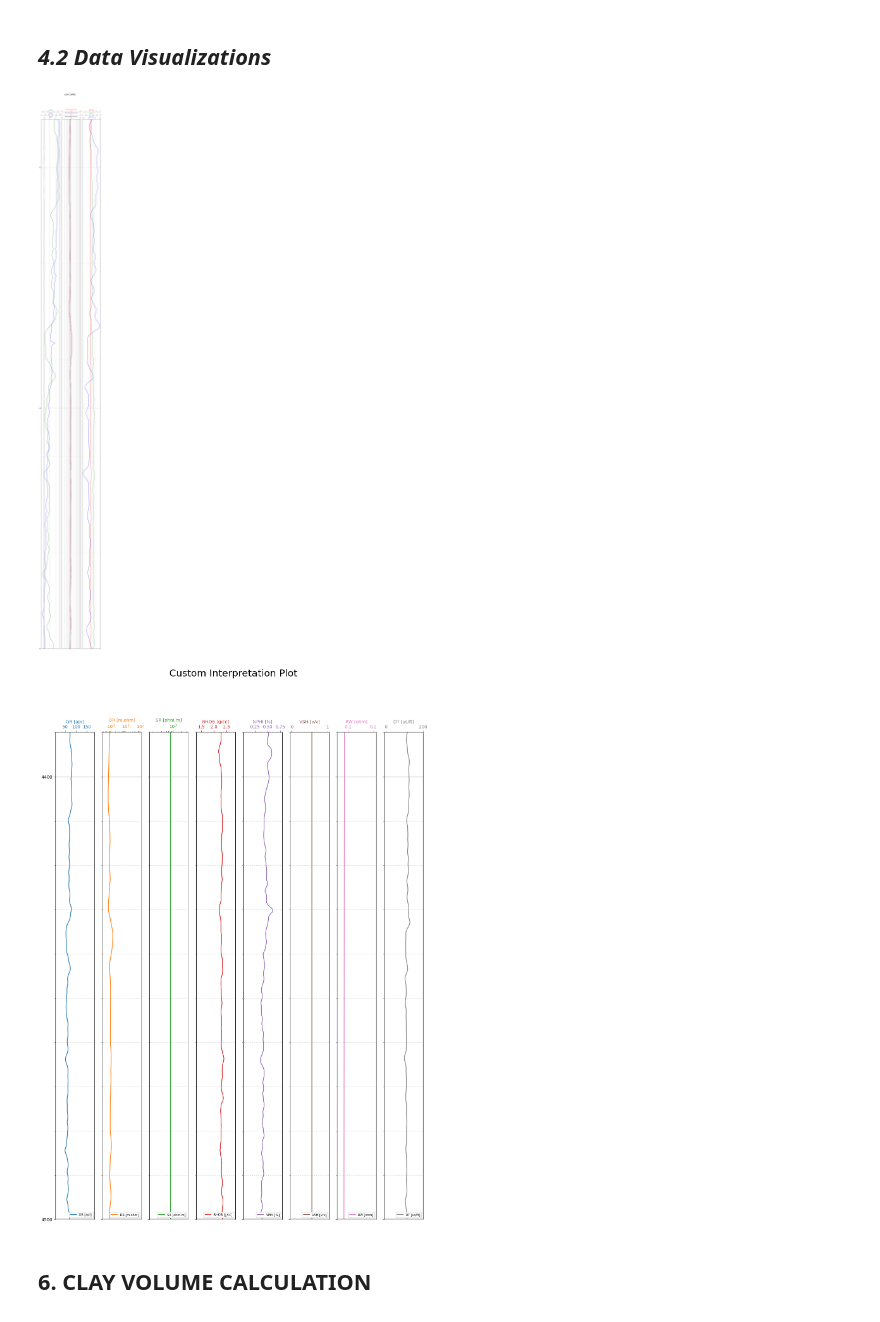
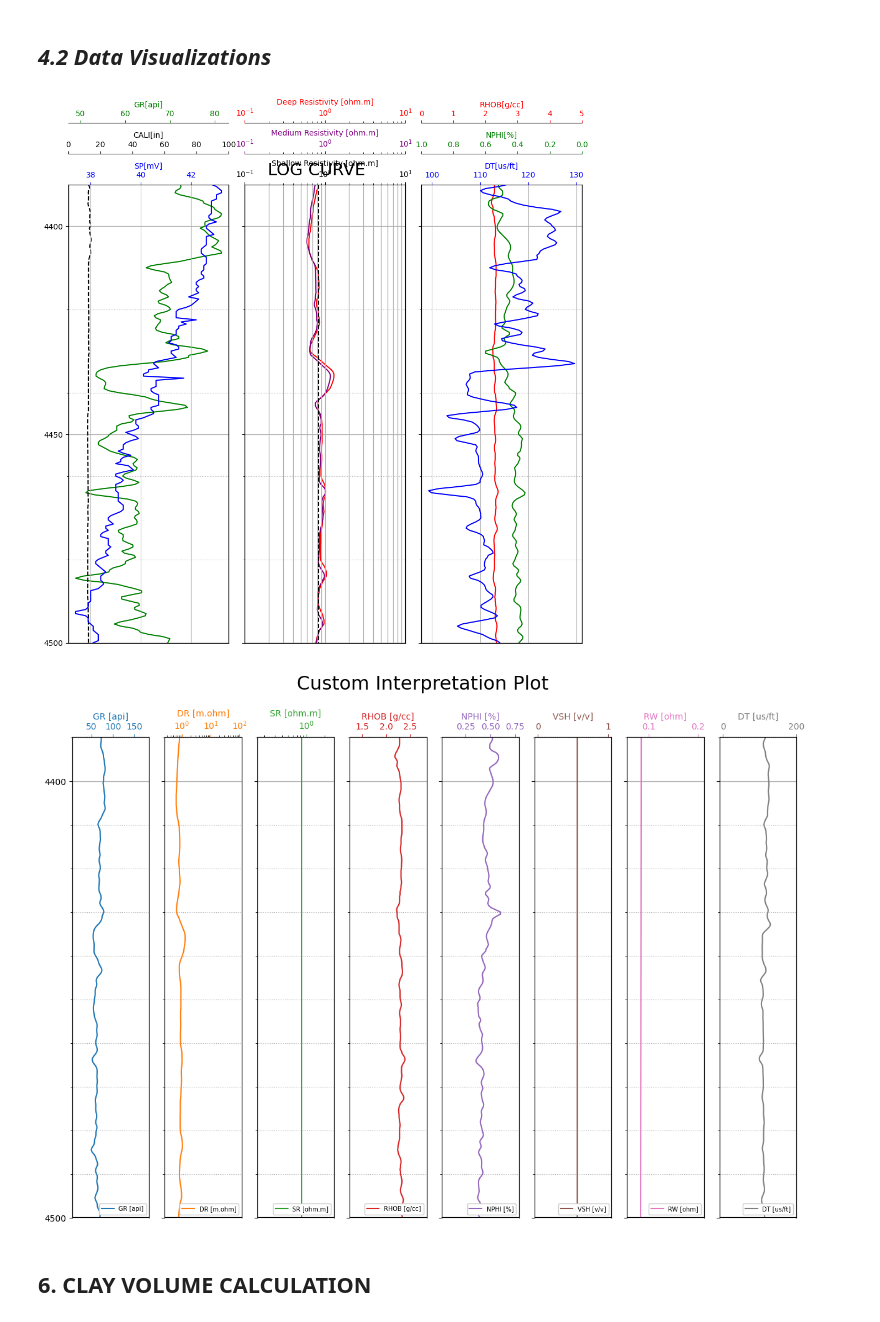
Before and after one commit to thelifeofpatts/Basic-WellLog-Interpretation, a Jupyter notebook: notebooks/BWLI_Mod_v3.ipynb, the cells around one changed output. Cells and saved outputs as stored; diff of their text form; code cells hidden in the pictures.

Commit message:
fix BWLI Mod v3 custom plot import

```diff
--- a/notebooks/BWLI_Mod_v3.ipynb
+++ b/notebooks/BWLI_Mod_v3.ipynb
@@ -243,41 +243,41 @@ smoothing_traject3 = "no" #default "no"
 combo_plot(
     selected_data,
     depth_start,
     depth_end,
-    100,               #figure height in inch
+    10,               #figure height in inch
     0.94,              #figure position
     SP_min,
     SP_max,
     CALI_min,
     CALI_max,
     GR_min,
     GR_max,
     DR_min,
     DR_max,
     MR_min,
     MR_max,
     SR_min,
     SR_max,
     RHOB_min,
     RHOB_max,
     NPHI_min,
     NPHI_max,
     DT_min,
     DT_max,
     smoothing_traject1,
     smoothing_traject2,
     smoothing_traject3,
     100,
     20
     )
 # %% [output]
-[figure, old version]
+[figure, new version]
 # %%
-from src.data_vis.interpretPlot import custom_interpretation_plot
+from src.data_vis.comboPlot import custom_plot
 
-custom_interpretation_plot(selected_data, depth_start, depth_end, "GR", "DR", "SR", "RHOB", "NPHI", "VSH", "RW", "DT", units=["api", "m.ohm", "ohm.m", "g/cc", "%", "v/v", "ohm", "us/ft"])
+custom_plot(selected_data, 10, depth_start, depth_end, "GR", "DR", "SR", "RHOB", "NPHI", "VSH", "RW", "DT", units=["api", "m.ohm", "ohm.m", "g/cc", "%", "v/v", "ohm", "us/ft"])
 # %% [output]
-[figure, old version]
+[figure, new version]
 # %% [markdown]
 ## **6. CLAY VOLUME CALCULATION**
 # %% [markdown]
```
Also changed, not shown: parts of 10 cells of this notebook, 2 other files.
